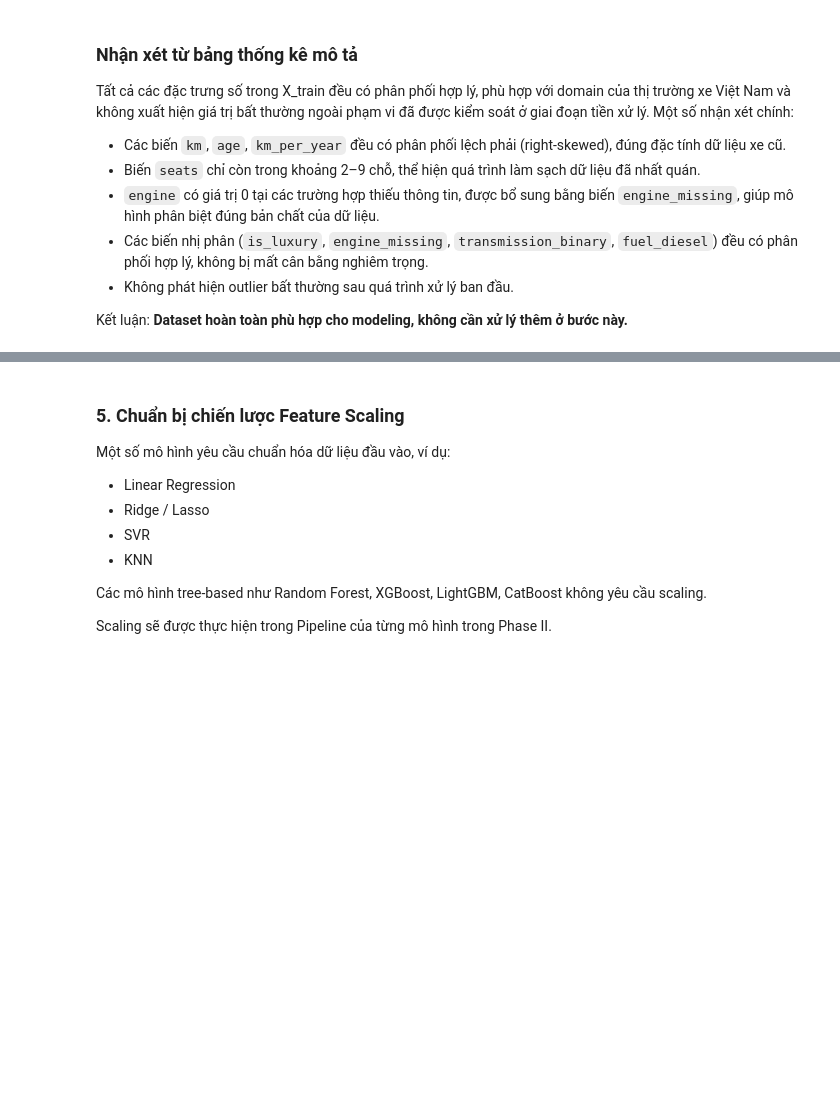
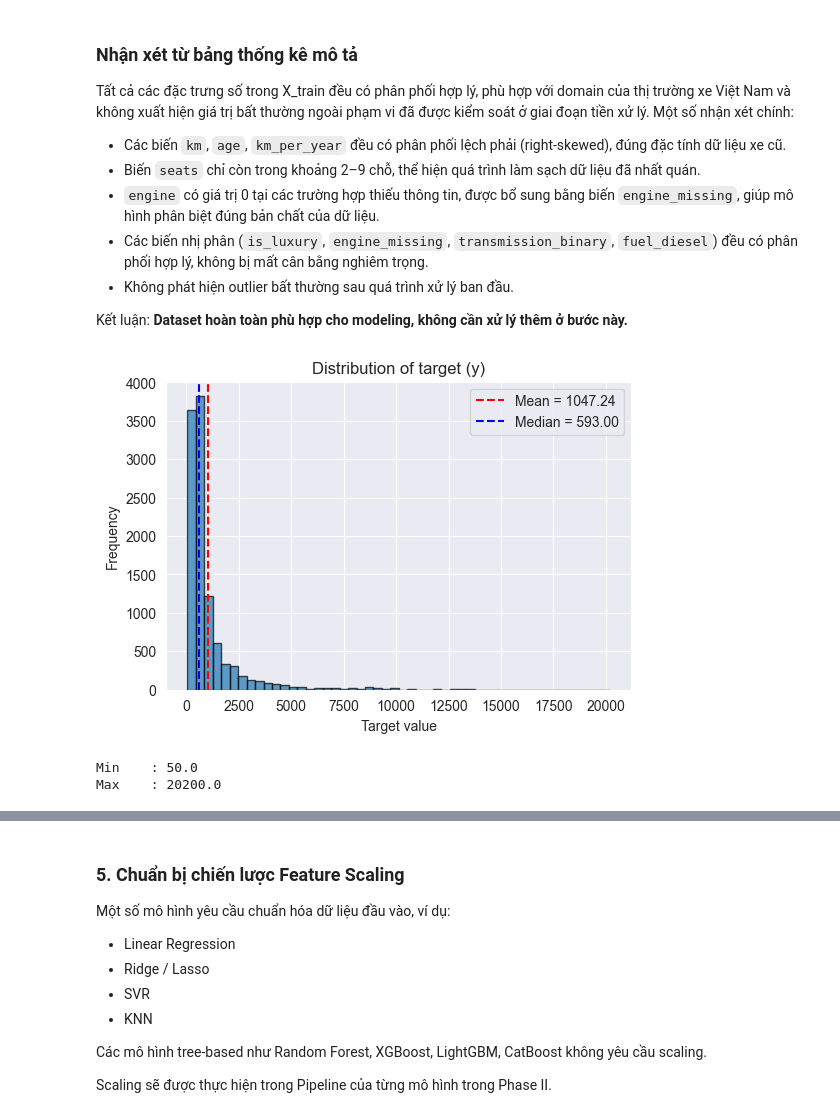
Before and after one commit to HieuMagic/DS_Predictor, a Jupyter notebook: notebooks/03_modeling.ipynb, the cells around one changed output, grey strips where cells are left out. Drawn from its saved outputs; the diff is of its cells as text; code cells hidden in the pictures; blank space fills up the shorter version.

```diff
--- a/notebooks/03_modeling.ipynb
+++ b/notebooks/03_modeling.ipynb
@@ -200,3 +201,27 @@ Tất cả các đặc trưng số trong X_train đều có phân phối hợp l
 - Không phát hiện outlier bất thường sau quá trình xử lý ban đầu.
 
 Kết luận: **Dataset hoàn toàn phù hợp cho modeling, không cần xử lý thêm ở bước này.**
+# %%
+mean_val = y_train.mean()
+median_val = y_train.median()
+min_val = y_train.min()
+max_val = y_train.max()
+
+plt.figure(figsize=(6,4))
+plt.hist(y_train, bins=50, edgecolor='black', alpha=0.7)
+
+plt.axvline(mean_val, color='red', linestyle='--', label=f'Mean = {mean_val:.2f}')
+plt.axvline(median_val, color='blue', linestyle='--', label=f'Median = {median_val:.2f}')
+
+plt.title("Distribution of target (y)")
+plt.xlabel("Target value")
+plt.ylabel("Frequency")
+plt.legend()
+plt.show()
+
+print(f"Min    : {min_val}")
+print(f"Max    : {max_val}")
+# %% [output]
+[figure, added]
+Min    : 50.0
+Max    : 20200.0
```
Also changed, not shown: parts of 77 cells of this notebook, 5 other files.
